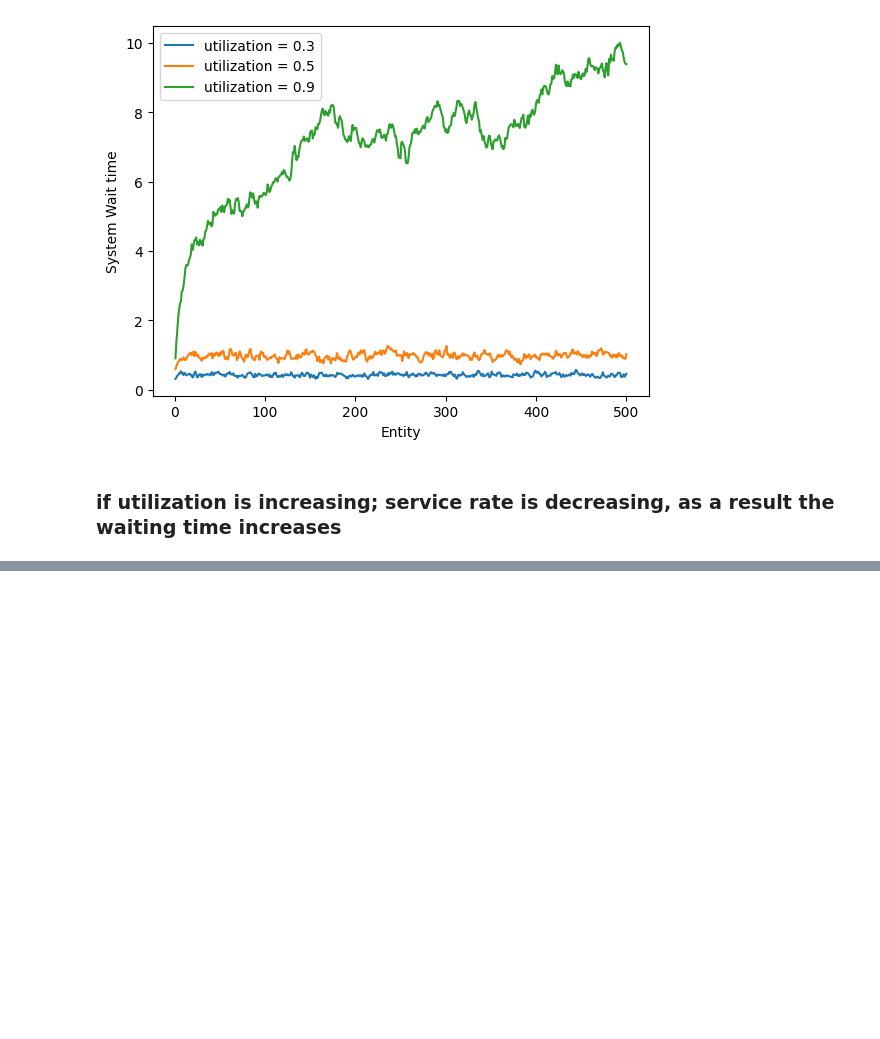
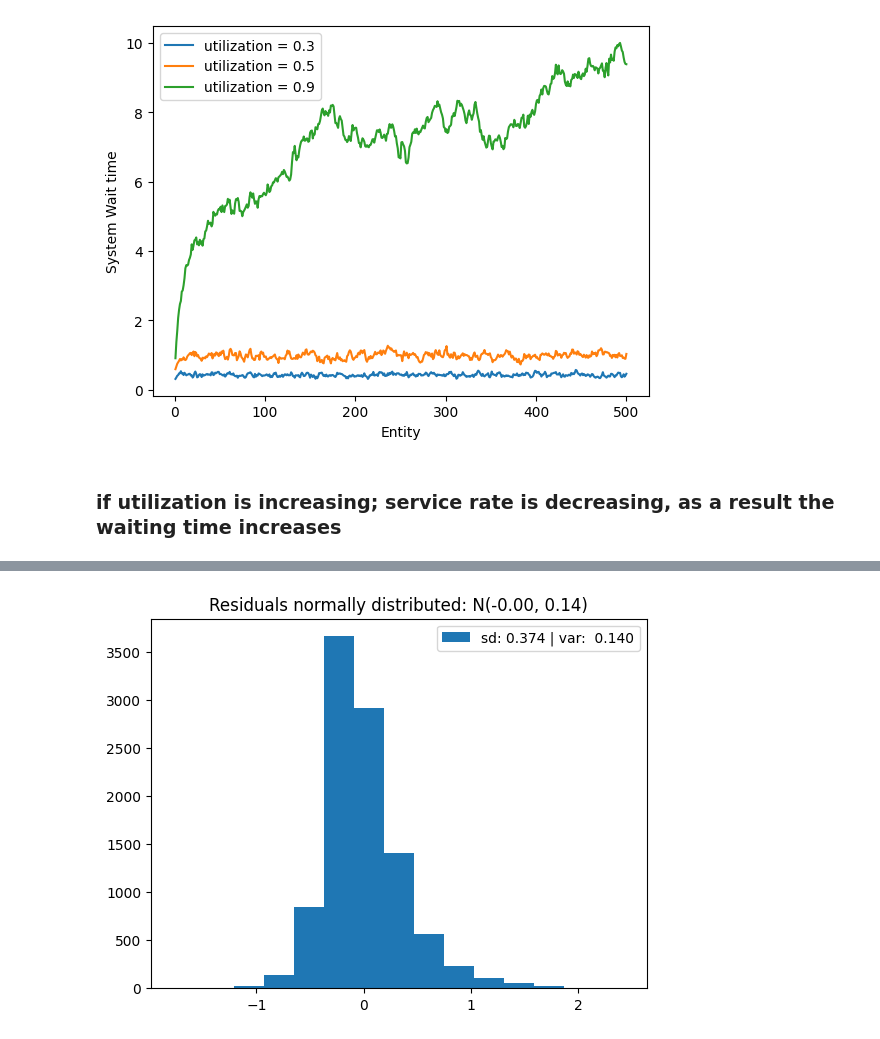
Before and after one commit to peppy-senpai/simulation_analysis, a Jupyter notebook: MMC-queue/mmc_event.ipynb, the cells around one changed output, grey strips where cells are left out. Drawn from its saved outputs; the diff is of its cells as text; code cells hidden in the pictures; blank space fills up the shorter version.

```diff
--- a/MMC-queue/mmc_event.ipynb
+++ b/MMC-queue/mmc_event.ipynb
@@ -471,0 +508,8 @@ plt.legend()
+# %%
+# plot residuals
+def plot_residuals(residuals):
+    std = np.std(residuals).item()
+    mean = np.mean(residuals).item()
+    plt.hist(residuals, bins=15, label=f'sd: {std:.3f} | var: {std**2: .3f}')
+    plt.title(f'Residuals normally distributed: N({mean:.2f},{std**2: .2f})')
+    plt.legend()
@@ -471,0 +585,10 @@ plt.legend()
+# %%
+# create lag 1 variable
+regression_03 = W_df[['Replication','W']]
+regression_03['lag_1'] = regression_03.groupby(['Replication']).shift(1)
+regression_03.dropna(inplace=True)
+
+# get last 100 entities after transient state
+regression_03 = regression_03.groupby('Replication').tail(100)
+# %%
+model_03, residual_03 = ar1(regression_03)
@@ -471,0 +613,4 @@ plt.legend()
+# %%
+plot_residuals(residual_03)
+# %% [output]
+[figure, added]
```
Also changed, not shown: parts of 27 cells of this notebook.
